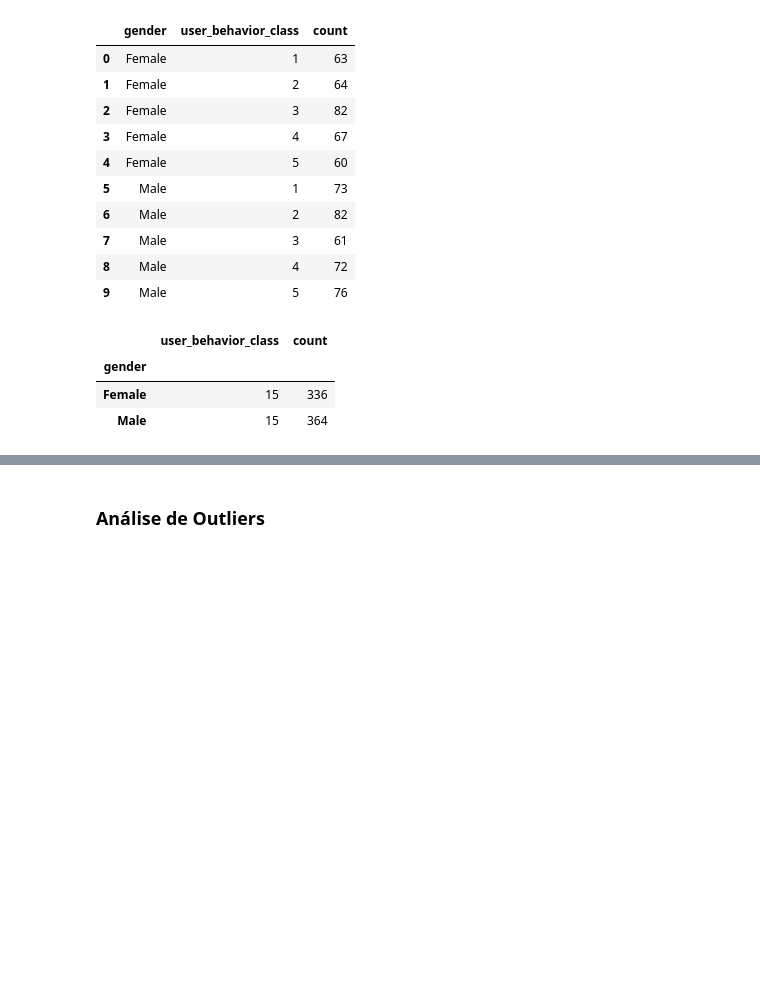
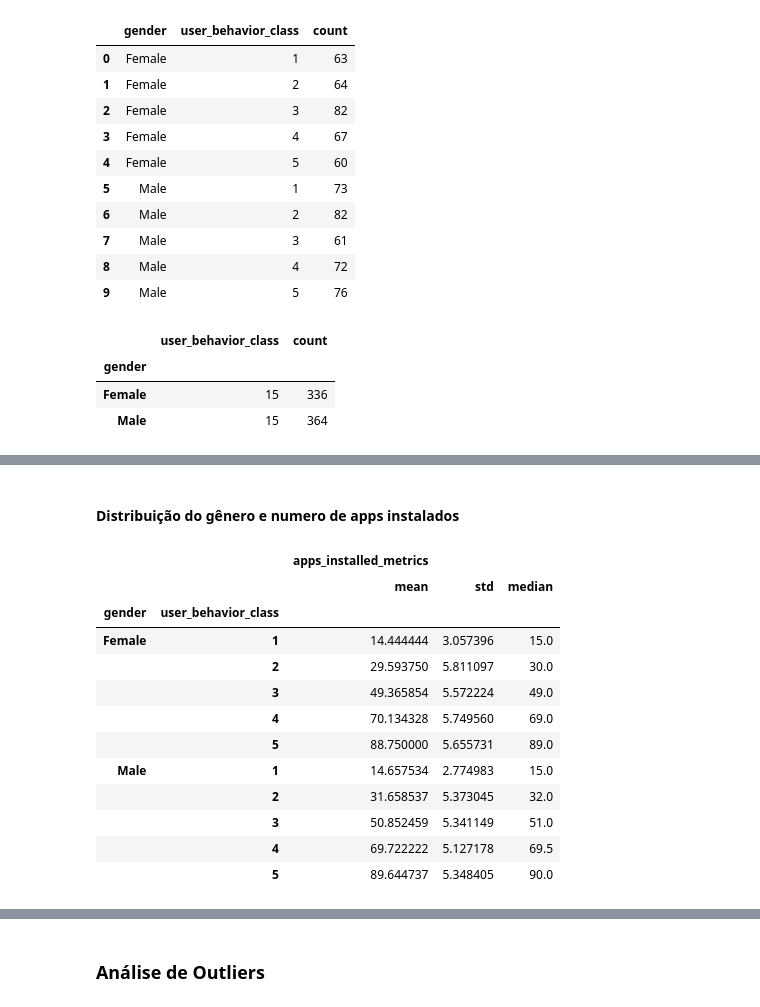
Before and after one commit to danielavescia/Mobile_Device_Usage, a Jupyter notebook: Mobile_Device_Usage.ipynb, the cells around one changed output, grey strips where cells are left out. Saved outputs shown, nothing was run; the diff lists cells and outputs as text; code cells hidden in the pictures; blank space fills up the shorter version.

```diff
--- a/Mobile_Device_Usage.ipynb
+++ b/Mobile_Device_Usage.ipynb
@@ -313,0 +375,20 @@ fig_gender_behavior.show()
+# %% [markdown]
+#### Distribuição do gênero e numero de apps instalados
+# %%
+gender_qnt_apps_installed = df_mobile.groupby(['gender', 'user_behavior_class'], observed=True).agg({'number_apps_installed':['mean','std', 'median']})
+gender_qnt_apps_installed.rename(columns ={'number_apps_installed':'apps_installed_metrics'}, inplace=True)
+gender_qnt_apps_installed
+# %% [output]
+|  |  | apps_installed_metrics |  |  |
+|  |  | mean | std | median |
+| gender | user_behavior_class |  |  |  |
+| Female | 1 | 14.444444 | 3.057396 | 15.0 |
+|  | 2 | 29.593750 | 5.811097 | 30.0 |
+|  | 3 | 49.365854 | 5.572224 | 49.0 |
+|  | 4 | 70.134328 | 5.749560 | 69.0 |
+|  | 5 | 88.750000 | 5.655731 | 89.0 |
+| Male | 1 | 14.657534 | 2.774983 | 15.0 |
+|  | 2 | 31.658537 | 5.373045 | 32.0 |
+|  | 3 | 50.852459 | 5.341149 | 51.0 |
+|  | 4 | 69.722222 | 5.127178 | 69.5 |
+|  | 5 | 89.644737 | 5.348405 | 90.0 |
```
Also changed, not shown: parts of 12 cells of this notebook.
